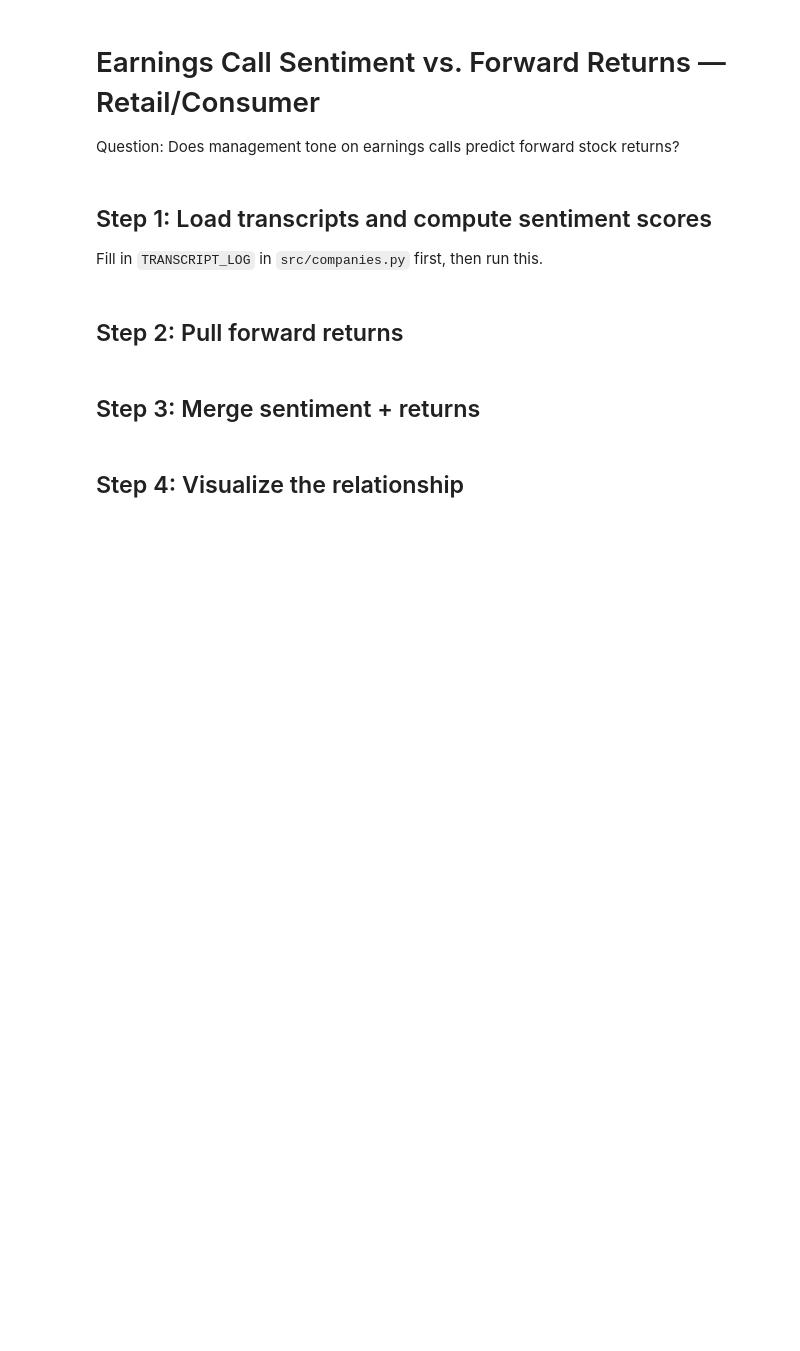
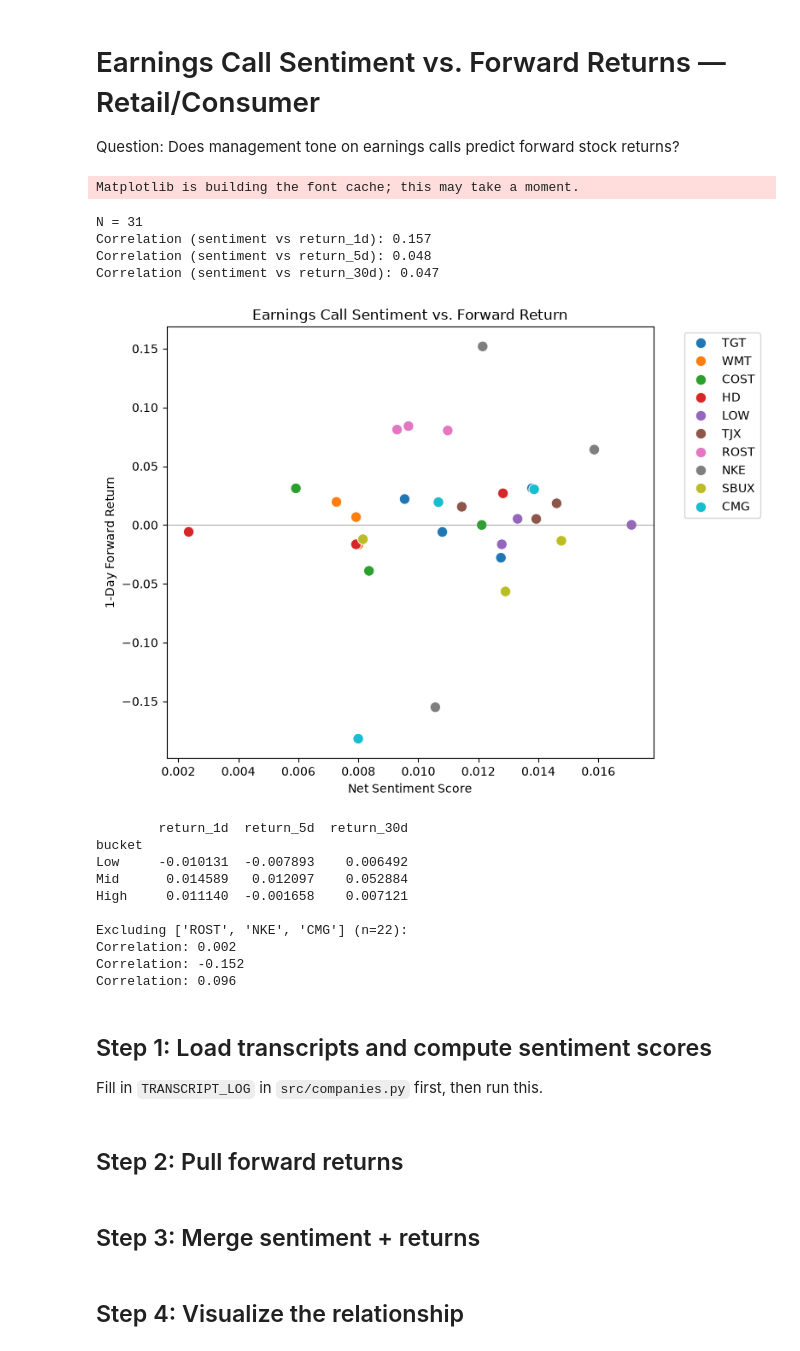
Before and after one commit to sebastianshawel-cmd/earnings-sentiment-analyzer, a Jupyter notebook: notebooks/analysis.ipynb, the cells around one changed output. Saved outputs shown, nothing was run; the diff lists cells and outputs as text; code cells hidden in the pictures; blank space fills up the shorter version.

Commit message:
Complete analysis: correlations, bucket comparison, chart, findings writeup

```diff
--- a/notebooks/analysis.ipynb
+++ b/notebooks/analysis.ipynb
@@ -2,6 +2,56 @@
 # Earnings Call Sentiment vs. Forward Returns — Retail/Consumer
 
 Question: Does management tone on earnings calls predict forward stock returns?
+# %%
+import pandas as pd
+import numpy as np
+import matplotlib.pyplot as plt
+import seaborn as sns
+
+df = pd.read_csv('../data/processed/results.csv')
+print(f"N = {len(df)}")
+
+for horizon in ['return_1d', 'return_5d', 'return_30d']:
+    corr = df['net_sentiment'].corr(df[horizon])
+    print(f"Correlation (sentiment vs {horizon}): {corr:.3f}")
+
+fig, ax = plt.subplots(figsize=(8,6))
+sns.scatterplot(data=df, x='net_sentiment', y='return_1d', hue='ticker', s=80, ax=ax)
+ax.set_xlabel('Net Sentiment Score')
+ax.set_ylabel('1-Day Forward Return')
+ax.set_title('Earnings Call Sentiment vs. Forward Return')
+ax.axhline(0, color='gray', linewidth=0.5)
+plt.legend(bbox_to_anchor=(1.05, 1), loc='upper left')
+plt.tight_layout()
+plt.savefig('../data/processed/sentiment_scatter.png', dpi=150)
+plt.show()
+
+df['bucket'] = pd.qcut(df['net_sentiment'], 3, labels=['Low', 'Mid', 'High'])
+print(df.groupby('bucket')[['return_1d','return_5d','return_30d']].mean())
+
+outliers = ['ROST', 'NKE', 'CMG']
+df_robust = df[~df['ticker'].isin(outliers)]
+print(f"\nExcluding {outliers} (n={len(df_robust)}):")
+for horizon in ['return_1d', 'return_5d', 'return_30d']:
+    corr = df_robust['net_sentiment'].corr(df_robust[horizon])
+    print(f"Correlation: {corr:.3f}")
+# %% [output]
+Matplotlib is building the font cache; this may take a moment.
+N = 31
+Correlation (sentiment vs return_1d): 0.157
+Correlation (sentiment vs return_5d): 0.048
+Correlation (sentiment vs return_30d): 0.047
+[figure, added]
+        return_1d  return_5d  return_30d
+bucket
+Low     -0.010131  -0.007893    0.006492
+Mid      0.014589   0.012097    0.052884
+High     0.011140  -0.001658    0.007121
+
+Excluding ['ROST', 'NKE', 'CMG'] (n=22):
+Correlation: 0.002
+Correlation: -0.152
+Correlation: 0.096
 # %%
 import sys
 sys.path.append('../src')
```
Also changed, not shown: 2 other files.
